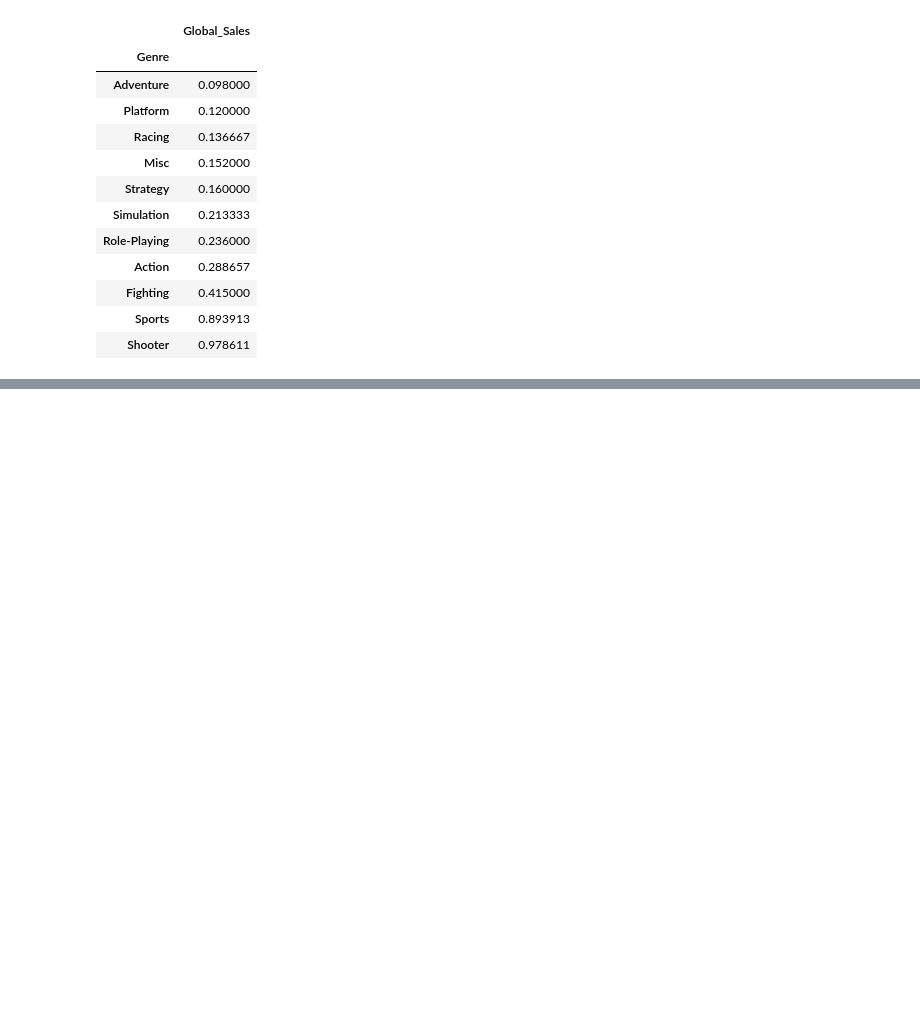
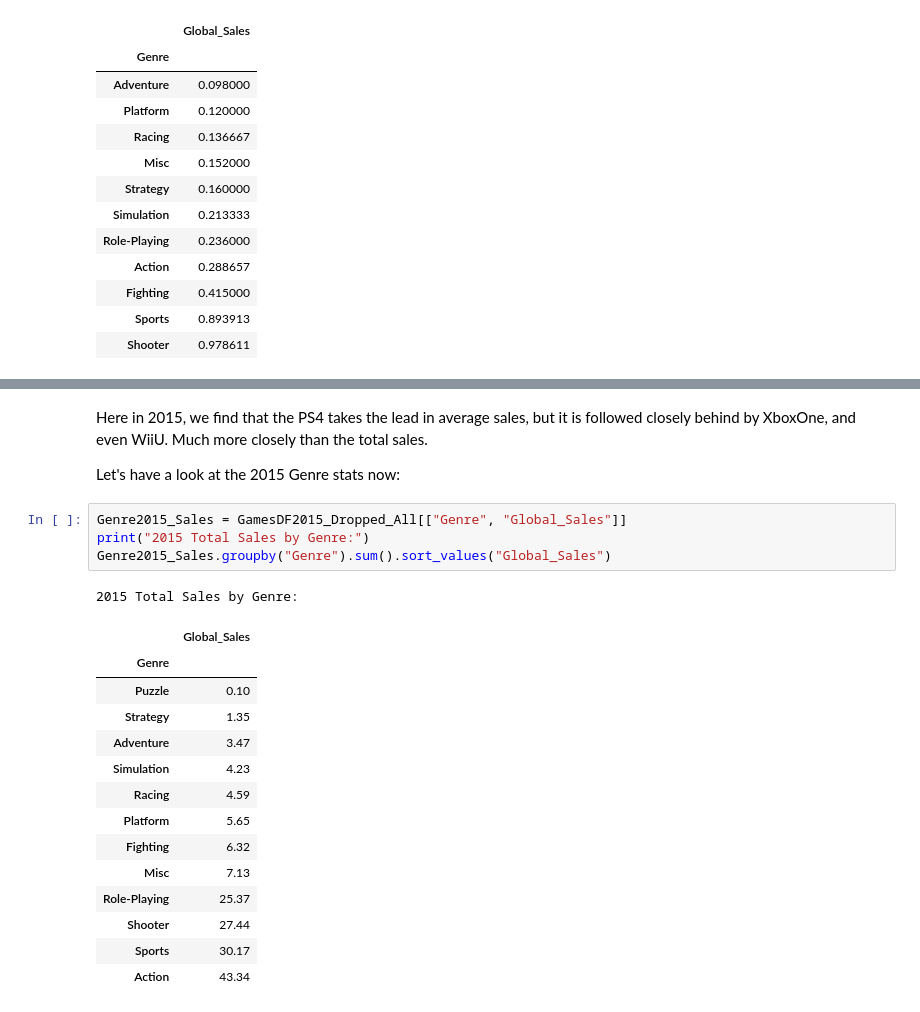
Before and after one commit to mcgvgc2514/Video-Game-Sale-Analysis, a Jupyter notebook: Data Cleaning/Final Analysis.ipynb, the cells around one changed output, grey strips where cells are left out. Saved outputs shown, nothing was run; the diff lists cells and outputs as text; blank space fills up the shorter version.

```diff
--- a/Data Cleaning/Final Analysis.ipynb
+++ b/Data Cleaning/Final Analysis.ipynb
@@ -371,0 +504,24 @@ Genre2016_Sales.groupby("Genre").mean().sort_values("Global_Sales")
+# %% [markdown]
+Here in 2015, we find that the PS4 takes the lead in average sales, but it is followed closely behind by XboxOne, and even WiiU.  Much more closely than the total sales.
+
+Let's have a look at the 2015 Genre stats now:
+# %%
+Genre2015_Sales = GamesDF2015_Dropped_All[["Genre", "Global_Sales"]]
+print("2015 Total Sales by Genre:")
+Genre2015_Sales.groupby("Genre").sum().sort_values("Global_Sales")
+# %% [output]
+2015 Total Sales by Genre:
+|  | Global_Sales |
+| Genre |  |
+| Puzzle | 0.10 |
+| Strategy | 1.35 |
+| Adventure | 3.47 |
+| Simulation | 4.23 |
+| Racing | 4.59 |
+| Platform | 5.65 |
+| Fighting | 6.32 |
+| Misc | 7.13 |
+| Role-Playing | 25.37 |
+| Shooter | 27.44 |
+| Sports | 30.17 |
+| Action | 43.34 |
```
Also changed, not shown: parts of 24 cells of this notebook.
